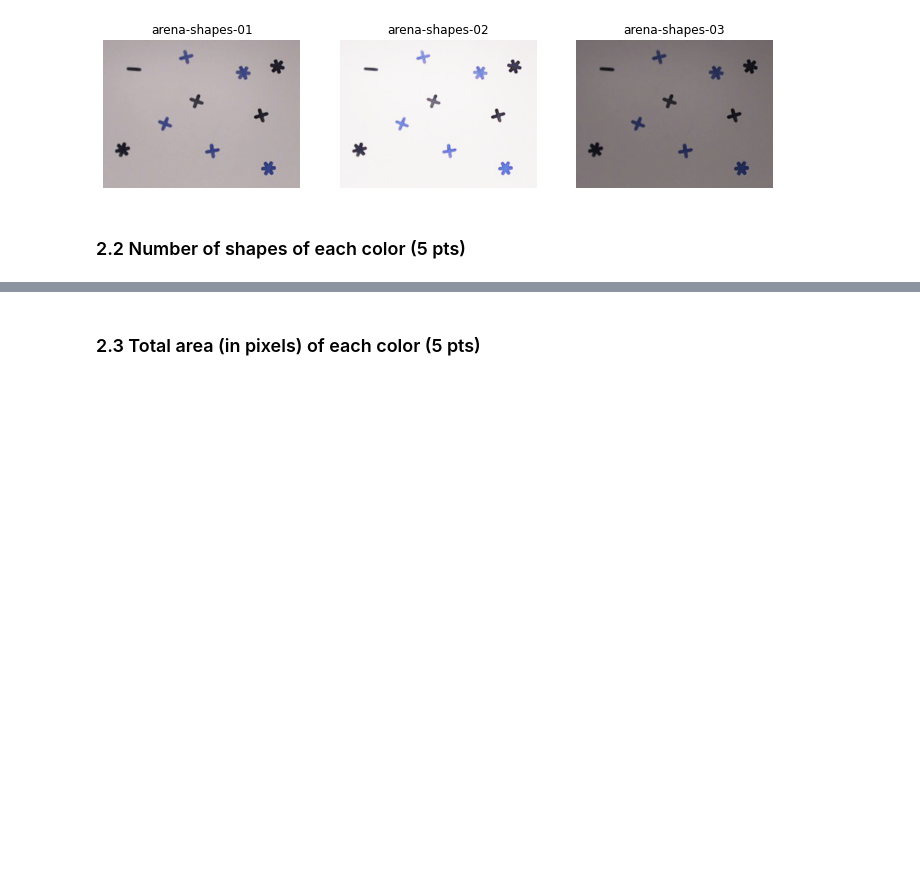
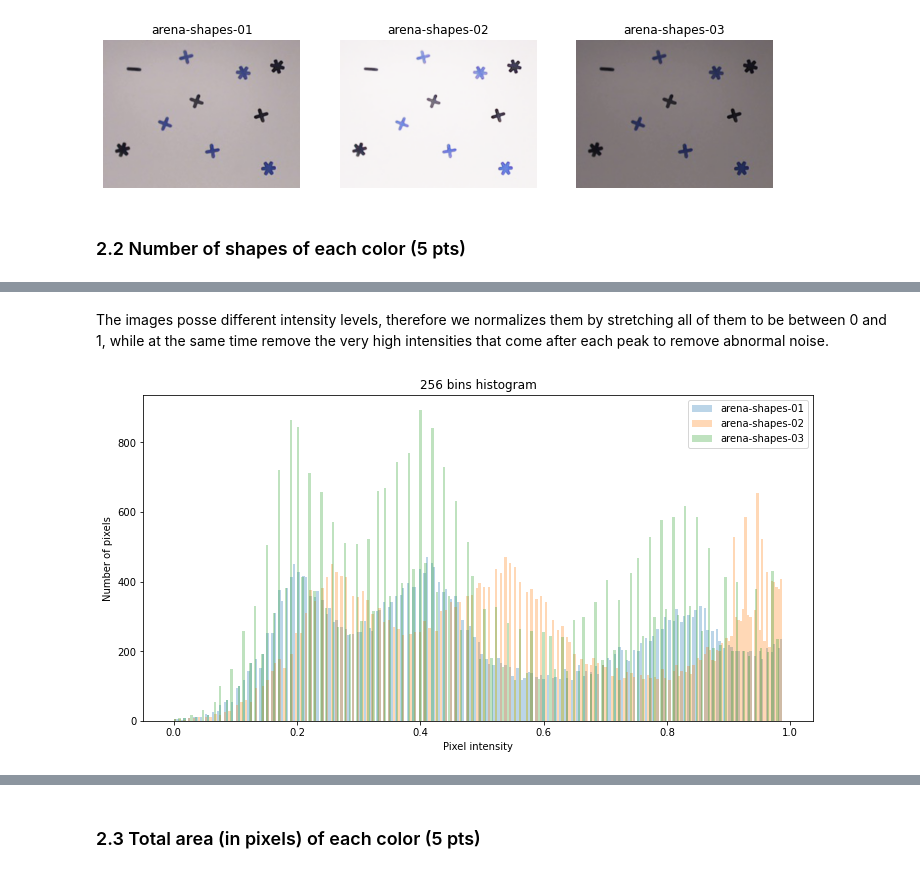
Before and after one commit to benhaj/ImageAnalysisPatternRecognition-labs, a Jupyter notebook: labs/lab_01_segmentation-Copy1.ipynb, the cells around one changed output, grey strips where cells are left out. Cells and saved outputs as stored; diff of their text form; code cells hidden in the pictures; blank space fills up the shorter version.

```diff
--- a/labs/lab_01_segmentation-Copy1.ipynb
+++ b/labs/lab_01_segmentation-Copy1.ipynb
@@ -572,0 +563,13 @@ plt.show()
+# %% [markdown]
+The images posse different intensity levels, therefore we normalizes them by stretching all of them to be between 0 and 1, while at the same time remove the very high intensities that come after each peak to remove abnormal noise.
+# %%
+def stretch_intensity(images):
+    # Stretch intensities and remove the brightest areas (background)
+    images_norm = [im / np.percentile(im, 4) for im in images]
+    images_norm = [np.clip(im, 0, 1) for im in images_norm]
+    return images_norm
+
+images_stretched = stretch_intensity(images)
+histogram(images_stretched, im_names)
+# %% [output]
+[figure, added]
```
Also changed, not shown: parts of 18 cells of this notebook.
